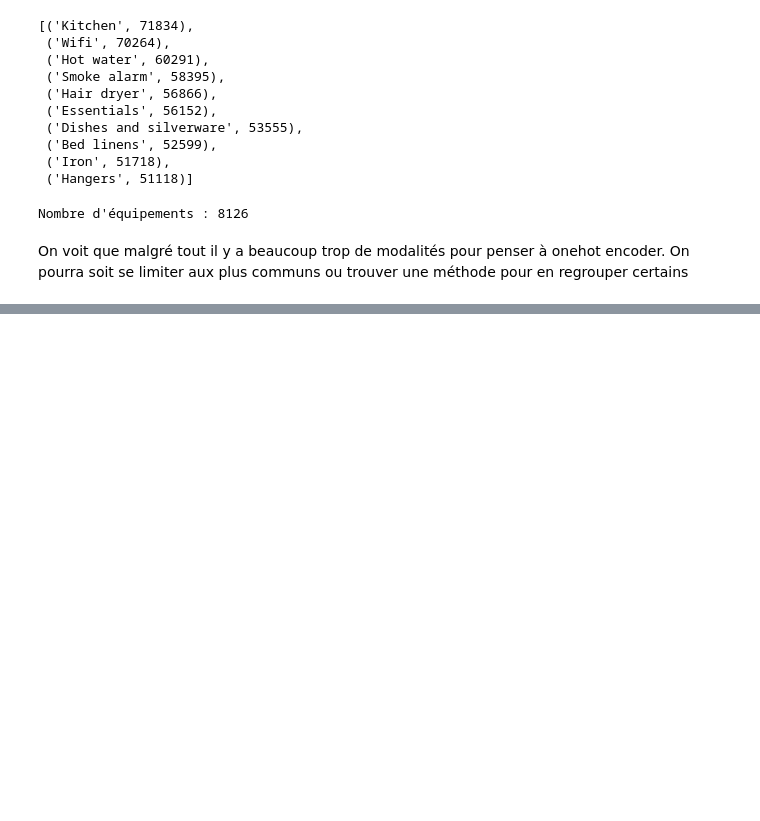
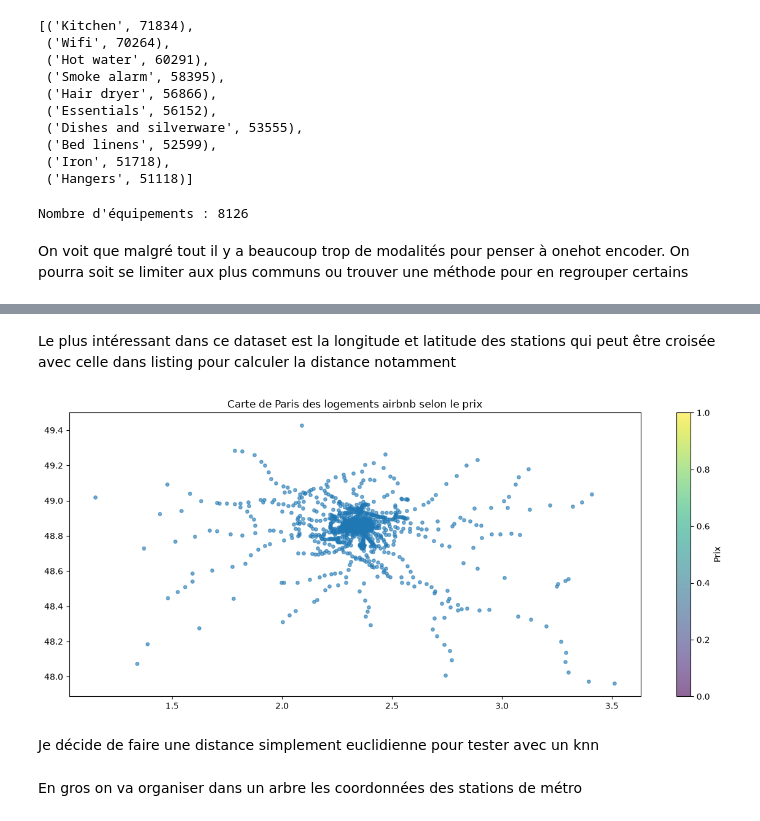
Before and after one commit to sam-rme/airbnb-price-prediction, a Jupyter notebook: EDA_nettoyage.ipynb, the cells around one changed output, grey strips where cells are left out. Saved outputs shown, nothing was run; the diff lists cells and outputs as text; code cells hidden in the pictures; blank space fills up the shorter version.

```diff
--- a/EDA_nettoyage.ipynb
+++ b/EDA_nettoyage.ipynb
@@ -503,0 +677,3 @@ On voit que malgré tout il y a beaucoup trop de modalités pour penser à oneho
+# %%
+df = pd.read_parquet(chemin_airbnb / "calendar.parquet")
+print("Le dataset contient", df.shape[0], "lignes et  ", df.shape[1], "colonnes.")
@@ -503,0 +780,3 @@ On voit que malgré tout il y a beaucoup trop de modalités pour penser à oneho
+# %%
+df = pd.read_parquet(chemin_poi / "train_station_scnf.parquet")
+print("Le dataset contient", df.shape[0], "lignes et  ", df.shape[1], "colonnes.")
@@ -503,0 +815,17 @@ On voit que malgré tout il y a beaucoup trop de modalités pour penser à oneho
+# %%
+for column in df.columns:
+    if df[column].nunique() <= 1:
+        df.drop(columns=column, inplace=True)
+        print(f'{column} - supprimée')
+
+    else:
+        print(f'\n{column}')
+        print('Nombre de modalités :', df[column].nunique())
+        print('Nombre de valeurs manquantes :', df[column].isna().sum())
+        print('types :', df[column].dropna().map(type).unique())
+
+        print('Modalités les plus fréquentes :')
+        print(df[column].value_counts().head(5))
+
+        print('Modalités les moins fréquentes :')
+        print(df[column].value_counts().tail(5))
@@ -503,0 +850,20 @@ On voit que malgré tout il y a beaucoup trop de modalités pour penser à oneho
+# %% [markdown]
+Le plus intéressant dans ce dataset est la longitude et latitude des stations qui peut être croisée avec celle dans listing pour calculer la distance notamment
+# %%
+coords_stations = df['Geo Point'].str.split(',', expand=True).astype(float)
+# %%
+plt.figure(figsize=(15, 6))
+scatter = plt.scatter(
+    coords_stations[1],
+    coords_stations[0],
+    cmap='bwr',
+    alpha=0.6,
+    s=15
+)
+plt.colorbar(scatter, label='Prix')
+plt.title('Carte de Paris des logements airbnb selon le prix')
+plt.show()
+# %% [output]
+[figure, added]
+# %% [markdown]
+Je décide de faire une distance simplement euclidienne pour tester avec un knn
@@ -503,0 +875,2 @@ On voit que malgré tout il y a beaucoup trop de modalités pour penser à oneho
+# %% [markdown]
+En gros on va organiser dans un arbre les coordonnées des stations de métro
```
Also changed, not shown: parts of 59 cells of this notebook.
